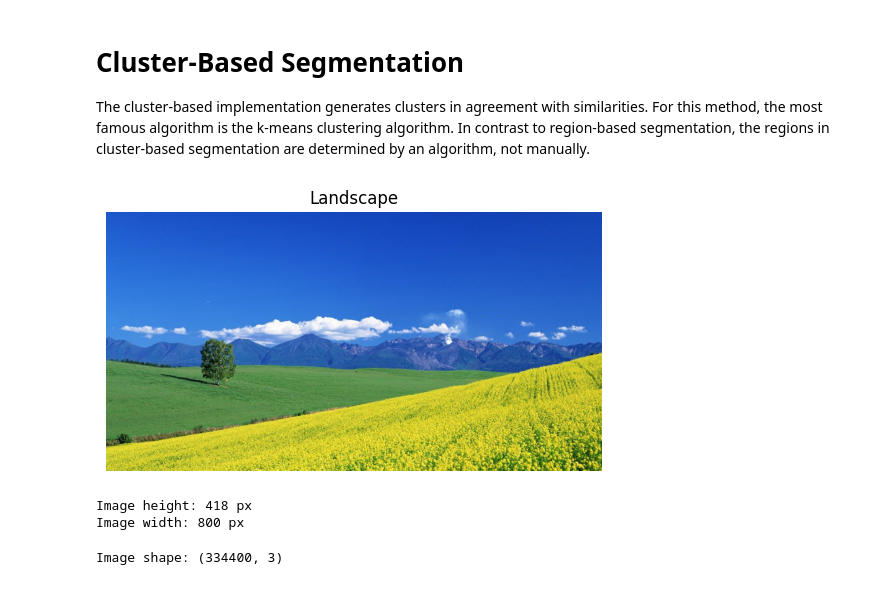
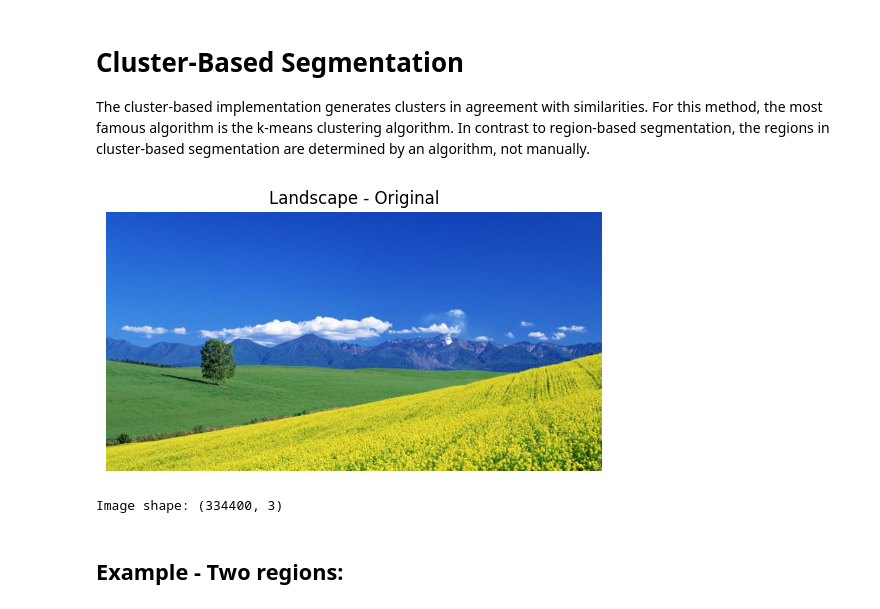
Before and after one commit to Rogerio-Chaves/Image-Segmentation, a Jupyter notebook: 001_Classical_Techniques/004_Cluster-Based_Segmentation/001_Cluster-Based-Theory.ipynb, the cells around one changed output. Cells and saved outputs as stored; diff of their text form; code cells hidden in the pictures.

```diff
--- a/001_Classical_Techniques/004_Cluster-Based_Segmentation/001_Cluster-Based-Theory.ipynb
+++ b/001_Classical_Techniques/004_Cluster-Based_Segmentation/001_Cluster-Based-Theory.ipynb
@@ -9,22 +9,14 @@ import numpy as np
 # %%
 image = cv2.imread('images/landscape_02.jpg')
 image = cv2.cvtColor(image, cv2.COLOR_BGR2RGB)
 
 plt.imshow(image)
-plt.title('Landscape')
+plt.title('Landscape - Original')
 plt.axis('off')
 
 plt.show()
 # %% [output]
-[figure, old version]
+[figure, new version]
-# %%
-HEIGHT, WIDTH = image.shape[0], image.shape[1]
-
-print(f'Image height: {HEIGHT} px')
-print(f'Image width: {WIDTH} px')
-# %% [output]
-Image height: 418 px
-Image width: 800 px
 # %%
 vectorized_image = image.reshape(-1, 3)
 vectorized_image = np.float32(vectorized_image)
@@ -34,3 +26,5 @@ print(f'Image shape: {vectorized_image.shape}')
 Image shape: (334400, 3)
 # %%
 CRITERIA = (cv2.TERM_CRITERIA_EPS + cv2.TERM_CRITERIA_MAX_ITER, 10, 1.0)
+# %% [markdown]
+## Example - Two regions:
```
Also changed, not shown: parts of 21 cells of this notebook.
